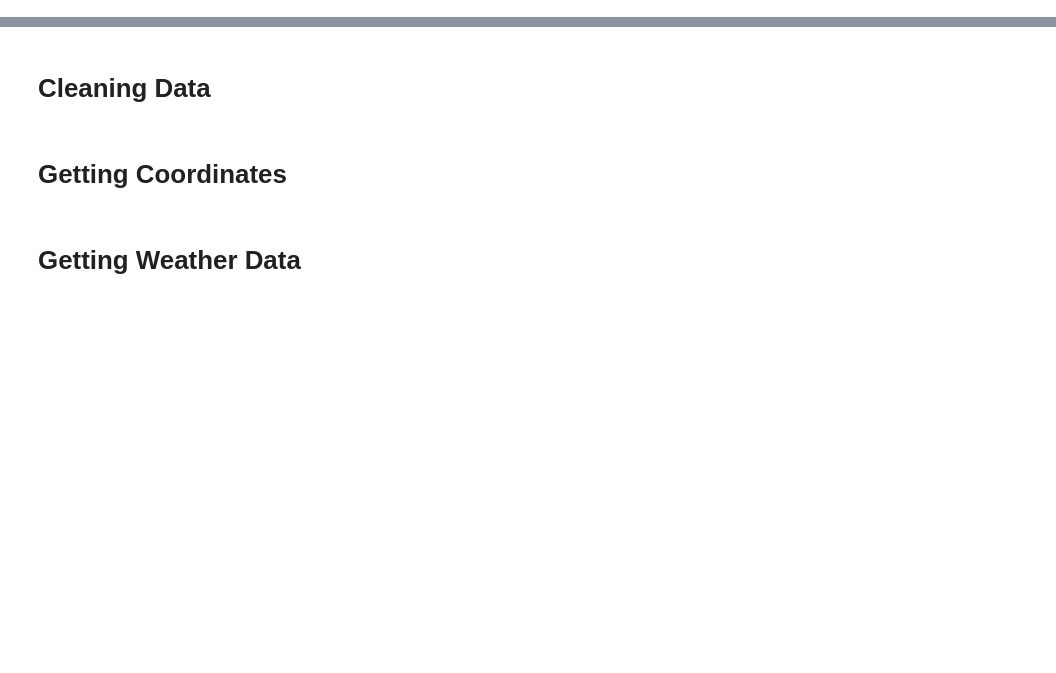
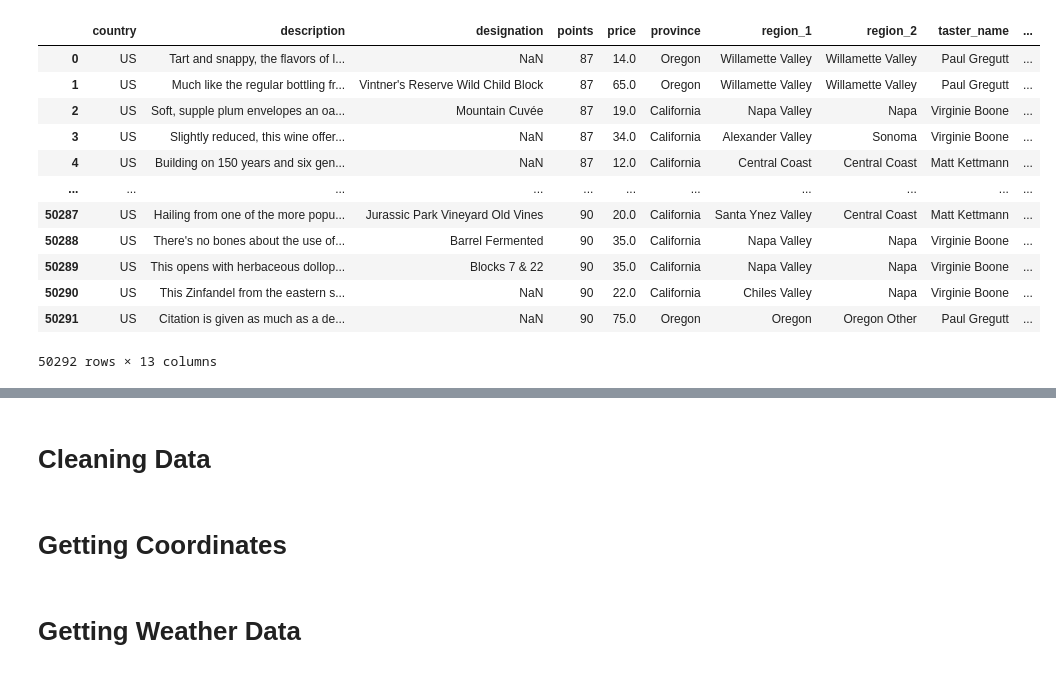
Before and after one commit to miatsivitse/Project-4, a Jupyter notebook: 1-data_cleaning_and_gathering.ipynb, the cells around one changed output, grey strips where cells are left out. Saved outputs shown, nothing was run; the diff lists cells and outputs as text; code cells hidden in the pictures; blank space fills up the shorter version.

```diff
--- a/1-data_cleaning_and_gathering.ipynb
+++ b/1-data_cleaning_and_gathering.ipynb
@@ -0,0 +26,21 @@
+# %%
+wine_data = data.dropna(subset = ['price','province','region_1','region_2']).reset_index(drop=True)
+# for index,row in wine_data.iterrows():
+#      wine_data.loc[index,"winery"]=row["winery"] + " winery"
+wine_data=wine_data.drop("winery",axis=1)
+# wine_data=wine_data.head(100)
+wine_data
+# %% [output]
+|  | country | description | designation | points | price | province | region_1 | region_2 | taster_name | ... |
+| 0 | US | Tart and snappy, the flavors of l... | NaN | 87 | 14.0 | Oregon | Willamette Valley | Willamette Valley | Paul Gregutt | ... |
+| 1 | US | Much like the regular bottling fr... | Vintner's Reserve Wild Child Block | 87 | 65.0 | Oregon | Willamette Valley | Willamette Valley | Paul Gregutt | ... |
+| 2 | US | Soft, supple plum envelopes an oa... | Mountain Cuvée | 87 | 19.0 | California | Napa Valley | Napa | Virginie Boone | ... |
+| 3 | US | Slightly reduced, this wine offer... | NaN | 87 | 34.0 | California | Alexander Valley | Sonoma | Virginie Boone | ... |
+| 4 | US | Building on 150 years and six gen... | NaN | 87 | 12.0 | California | Central Coast | Central Coast | Matt Kettmann | ... |
+| ... | ... | ... | ... | ... | ... | ... | ... | ... | ... | ... |
+| 50287 | US | Hailing from one of the more popu... | Jurassic Park Vineyard Old Vines | 90 | 20.0 | California | Santa Ynez Valley | Central Coast | Matt Kettmann | ... |
+| 50288 | US | There's no bones about the use of... | Barrel Fermented | 90 | 35.0 | California | Napa Valley | Napa | Virginie Boone | ... |
+| 50289 | US | This opens with herbaceous dollop... | Blocks 7 & 22 | 90 | 35.0 | California | Napa Valley | Napa | Virginie Boone | ... |
+| 50290 | US | This Zinfandel from the eastern s... | NaN | 90 | 22.0 | California | Chiles Valley | Napa | Virginie Boone | ... |
+| 50291 | US | Citation is given as much as a de... | NaN | 90 | 75.0 | Oregon | Oregon | Oregon Other | Paul Gregutt | ... |
+50292 rows × 13 columns
```
Also changed, not shown: parts of 5 cells of this notebook, 9 other files.
